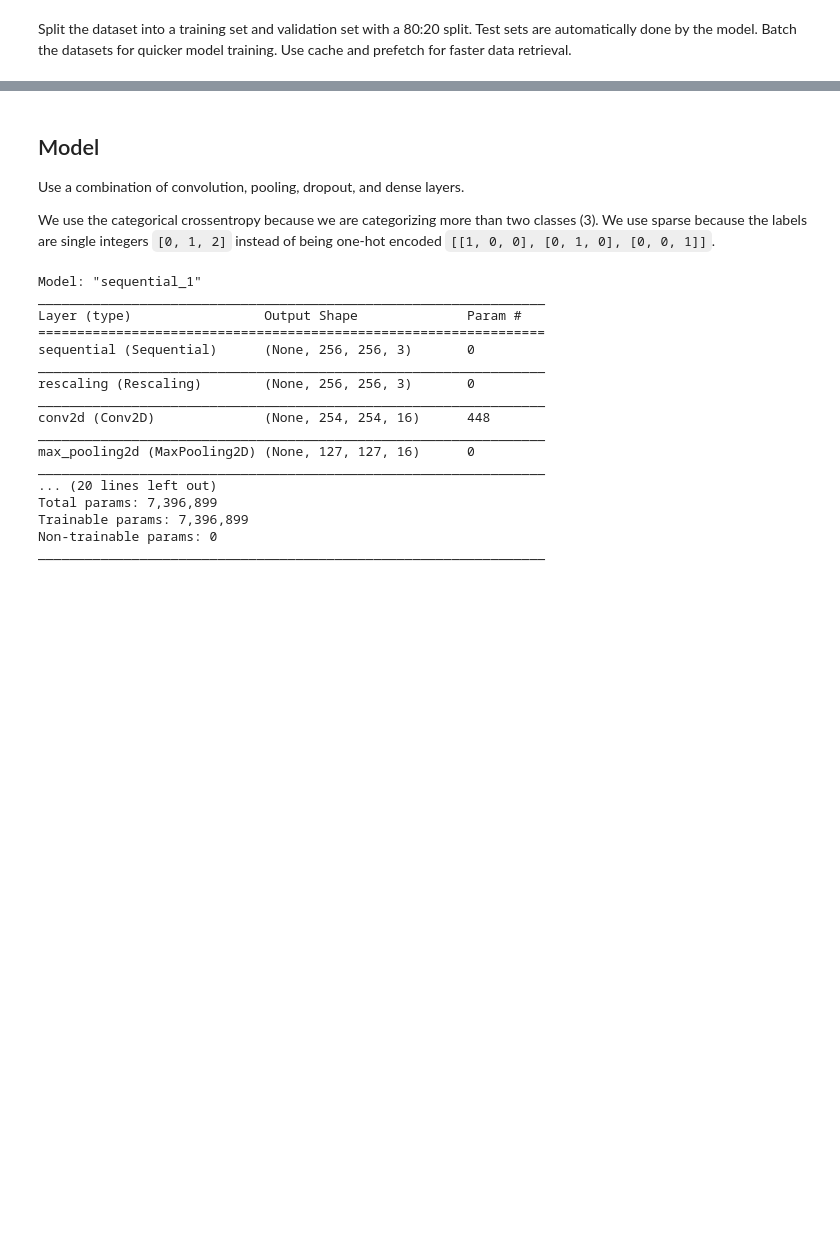
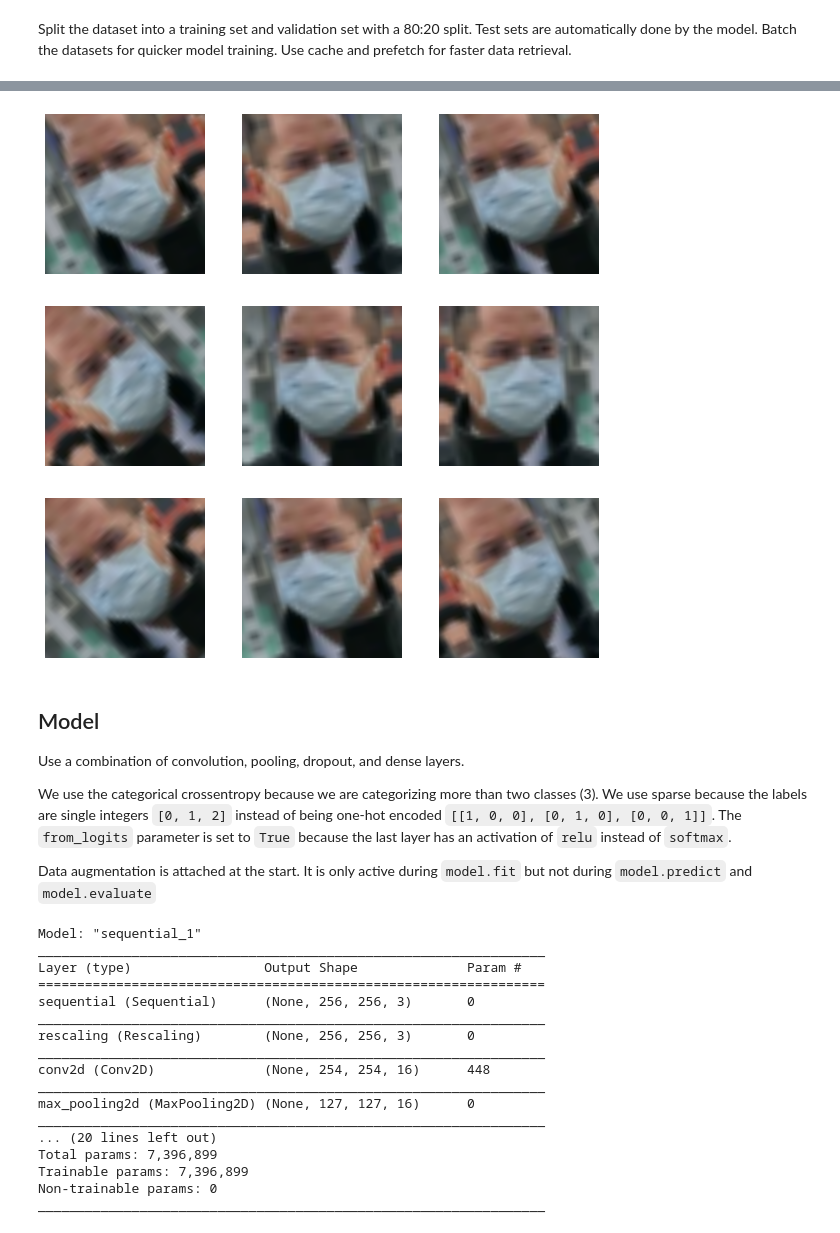
Before and after one commit to gerizim16/face-mask-detection, a Jupyter notebook: project.ipynb, the cells around one changed output, grey strips where cells are left out. Drawn from its saved outputs; the diff is of its cells as text; code cells hidden in the pictures; blank space fills up the shorter version.

```diff
--- a/project.ipynb
+++ b/project.ipynb
@@ -163,6 +166,27 @@ val_ds = val_ds.shuffle(1000, seed=47).cache().prefetch(buffer_size=tf.data.AUTO
+# %%
+data_augmentation = tf.keras.Sequential([
+    layers.experimental.preprocessing.RandomFlip("horizontal", input_shape=(img_height, img_width, 3)),
+    layers.experimental.preprocessing.RandomRotation(0.125),
+])
+
+plt.figure(figsize=(10, 10))
+for image, _ in dataset:
+    image = tf.expand_dims(image, 0)
+    for i in range(9):
+        augmented_image = data_augmentation(image)[0]
+        augmented_image = augmented_image.numpy().astype('uint8')
+        augmented_image = cv2.cvtColor(augmented_image, cv2.COLOR_BGR2RGB)
+        ax = plt.subplot(3, 3, i + 1)
+        plt.imshow(augmented_image)
+        plt.axis("off")
+    break
+# %% [output]
+[figure, added]
 # %% [markdown]
 ## Model
 Use a combination of convolution, pooling, dropout, and dense layers.
 
-We use the categorical crossentropy because we are categorizing more than two classes (3). We use sparse because the labels are single integers `[0, 1, 2]` instead of being one-hot encoded `[[1, 0, 0], [0, 1, 0], [0, 0, 1]]`.
+We use the categorical crossentropy because we are categorizing more than two classes (3). We use sparse because the labels are single integers `[0, 1, 2]` instead of being one-hot encoded `[[1, 0, 0], [0, 1, 0], [0, 0, 1]]`. The `from_logits` parameter is set to `True` because the last layer has an activation of `relu` instead of `softmax`.
+
+Data augmentation is attached at the start. It is only active during `model.fit` but not during `model.predict` and `model.evaluate`
 # %%
```
Also changed, not shown: parts of 13 cells of this notebook, 4 other files.
